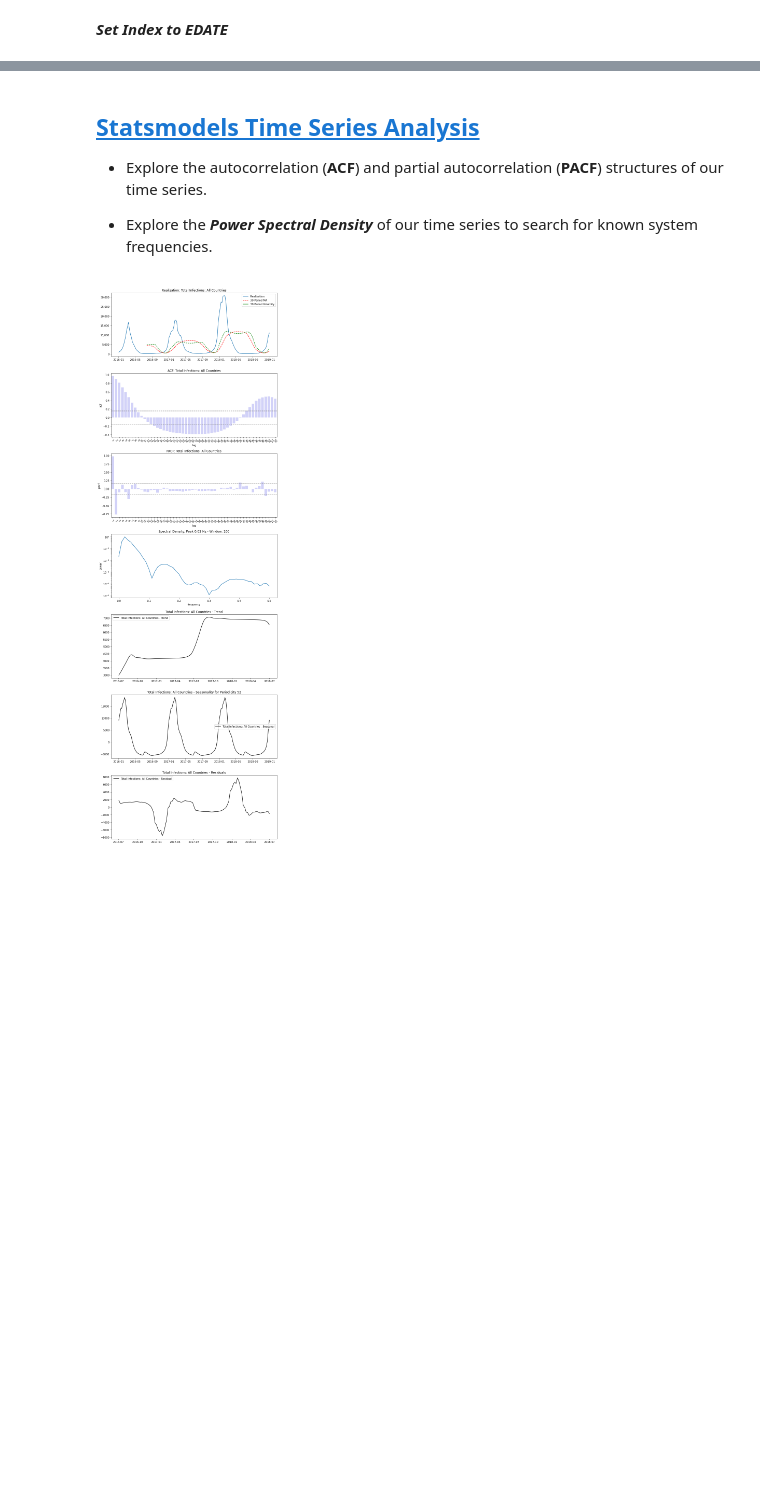
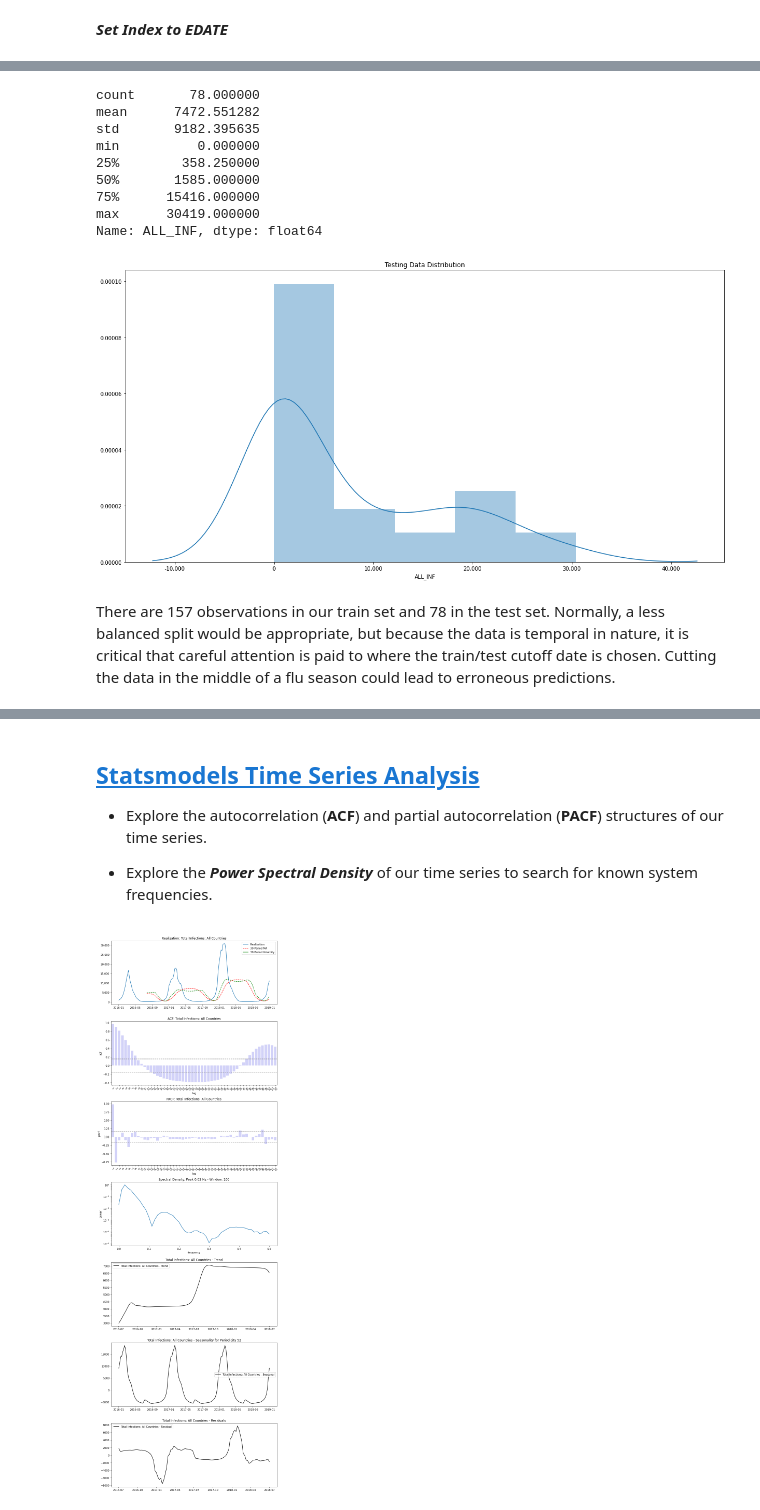
Before and after one commit to sterlingbeason/MSDS-7333-QTW, a Jupyter notebook: Case_Study_4/sk-modeling.ipynb, the cells around one changed output, grey strips where cells are left out. Cells and saved outputs as stored; diff of their text form; code cells hidden in the pictures; blank space fills up the shorter version.

```diff
--- a/Case_Study_4/sk-modeling.ipynb
+++ b/Case_Study_4/sk-modeling.ipynb
@@ -168 +190,19 @@ test_data.describe()
+# %%
+p = sns.distplot(test_data['ALL_INF'])
+p.set_xticklabels([f'{x:,.0f}' for x in p.get_xticks()])
+p.set_title('Testing Data Distribution')
+print(test_data['ALL_INF'].describe())
+# %% [output]
+count       78.000000
+mean      7472.551282
+std       9182.395635
+min          0.000000
+25%        358.250000
+50%       1585.000000
+75%      15416.000000
+max      30419.000000
+Name: ALL_INF, dtype: float64
+[figure, added]
+# %% [markdown]
+There are 157 observations in our train set and 78 in the test set. Normally, a less balanced split would be appropriate, but because the data is temporal in nature, it is critical that careful attention is paid to where the train/test cutoff date is chosen. Cutting the data in the middle of a flu season could lead to erroneous predictions.
 # %% [markdown]
```
Also changed, not shown: parts of 40 cells of this notebook.
